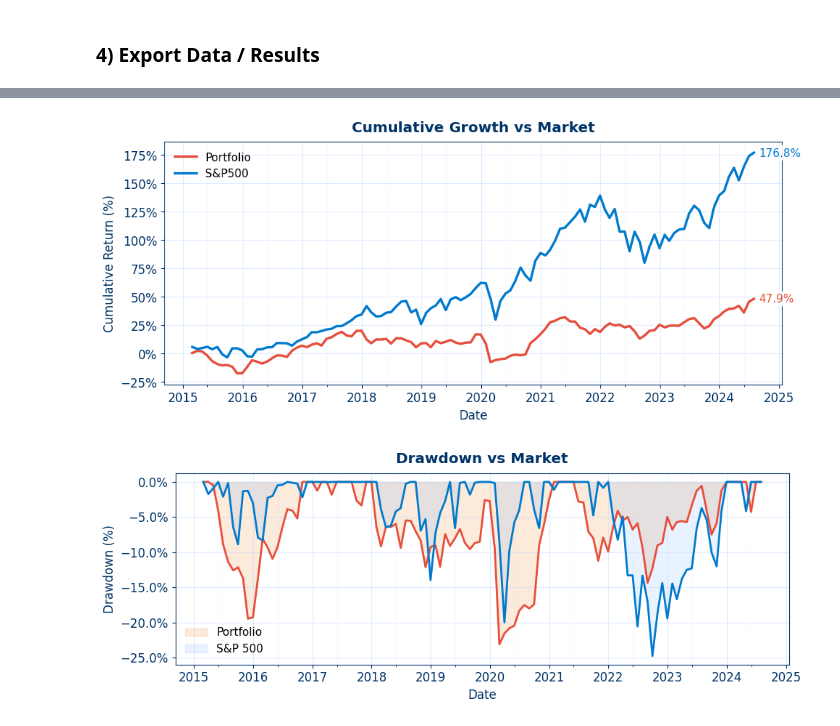
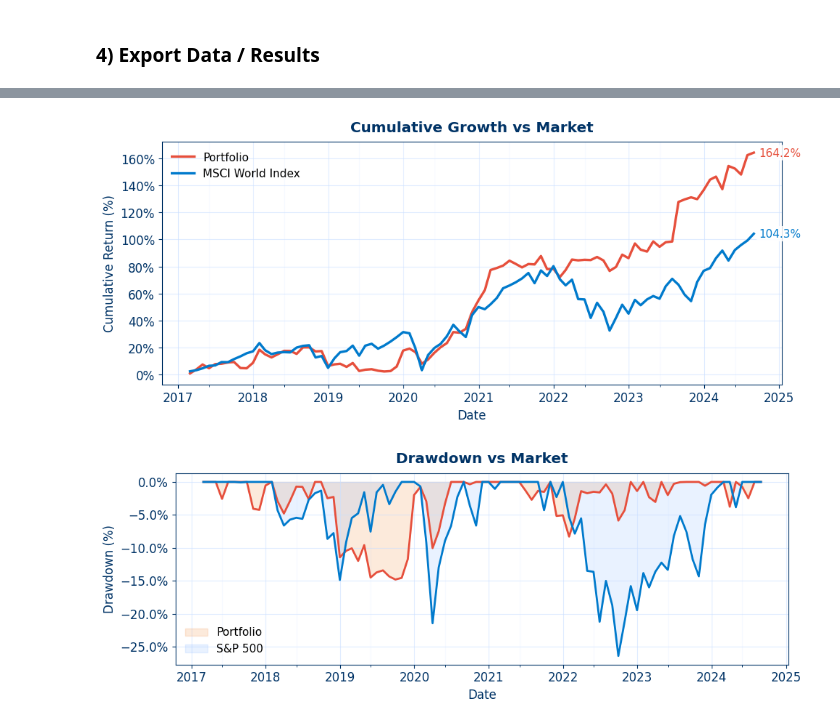
Before and after one commit to ErikHunter04/website, a Jupyter notebook: Evaluate.ipynb, the cells around one changed output, grey strips where cells are left out. Saved outputs shown, nothing was run; the diff lists cells and outputs as text; code cells hidden in the pictures.

```diff
--- a/Evaluate.ipynb
+++ b/Evaluate.ipynb
@@ -30,0 +31,2 @@ MKT_CSV = DATA_DIR / "mkt_ind.csv"  # expects columns: year, month, rf, ret
+# %%
+RF_CSV = DATA_DIR / "mkt_ind.csv"
@@ -285,7 +341,7 @@ Freq: M, Name: Close, dtype: float64
 # %%
 # Load Market CSV and prepare Monthly Riskless Return
 def load_rf_ret(
-    mkt_csv_path: str = MKT_CSV,
+    mkt_csv_path: str = RF_CSV,
     rf_col: str = "rf",
     year_col: str = "year",
     month_col: str = "month",
@@ -587,6 +704,10 @@ rf_ret = load_rf_ret()
 # %%
 # Calculate Stats
-stats = summary_statistics(mkt_ret, rf_ret)
+stats = summary_statistics(
+    load_mkt_ret(),
+    load_rf_ret()
+)
+
 stats
 # %% [output]
 |  | metric | value |
@@ -746,32 +875,9 @@ def plot_cumulative_pretty(
     r_pf: pd.Series,             # monthly portfolio returns (PeriodIndex 'M')
     r_mkt: pd.Series,            # monthly market returns   (PeriodIndex 'M')
     *,
-    start: float=100,
     title: str = "Cumulative Return (Monthly, %)",
     save_path: str | None = None
 ):
-
-    # # align and sort
-    # common = r_pf.index.intersection(r_mkt.index)
-    # rpf, rmk = r_pf.loc[common].sort_index(), r_mkt.loc[common].sort_index()
-
-    # # compound to wealth
-    # w_pf  = start * (1 + rpf.fillna(0)).cumprod()
-    # w_mkt = start * (1 + rmk.fillna(0)).cumprod()
-
-    # w_pf.index  = w_pf.index.to_timestamp(how="end")   # if PeriodIndex
-    # w_mkt.index = w_mkt.index.to_timestamp(how="end")
-
-    # fig, ax = plt.subplots()
-    # ax.plot(w_pf, linewidth=2.2, label="Portfolio")
-    # ax.plot(w_mkt, linewidth=2.2, label="S&P500")
-    # ax.set_title(title)
-    # ax.set_ylabel("Value (start=100)")
-    # ax.set_xlabel("Date")
-    # ax.legend(loc="upper left")
-    # plt.tight_layout()
-    # plt.show()
-
     # align
     common = r_pf.index.intersection(r_mkt.index)
     rpf, rmk = r_pf.loc[common], r_mkt.loc[common]
@@ -785,7 +891,7 @@ def plot_cumulative_pretty(
 
     fig, ax = plt.subplots()
     l1, = ax.plot(cum_pf, color=BRAND["portfolio"], linewidth=2.4, label="Portfolio")
-    l2, = ax.plot(cum_mkt, color=BRAND["market"], linewidth=2.4, label="S&P500")
+    l2, = ax.plot(cum_mkt, color=BRAND["market"], linewidth=2.4, label="MSCI World Index")
 
     _nicely_format_dates(ax)
     ax.set_title(title)
@@ -846,24 +952,20 @@ def plot_drawdown_pretty(
         plt.savefig(save_path)
     plt.show()
 # %%
-m = load_prtf_ret(norm=False)
+m = load_prtf_ret()
 r_pf = pd.Series(
     pd.to_numeric(m["pf_monthly_ret"], errors="coerce").values,
     index=pd.PeriodIndex(m["year_month"], freq="M"),
 ).dropna().sort_index()
 
-r_mkt = load_mkt_ret(
-    ticker="^GSPC",
-    start_date="2014-01-01",
-    end_date="2024-12-31"
-)
+r_mkt = load_mkt_ret()
 
 plot_cumulative_pretty(r_pf, r_mkt, title="Cumulative Growth vs Market")
 plot_drawdown_pretty(r_pf, r_mkt, title="Drawdown vs Market")
 
 # Save high-DPI images for slides:
 #plot_cumulative_pretty(r_pf, r_mkt, title="Portfolio vs S&P500", save_path="cum_indexed.png")
 #plot_drawdown_pretty(r_pf, r_mkt, title="Drawdown vs S&P500", save_path="drawdown.png")
 # %% [output]
-[figure, old version]
+[figure, new version]
-[figure, old version]
+[figure, new version]
```
Also changed, not shown: parts of 32 cells of this notebook.
